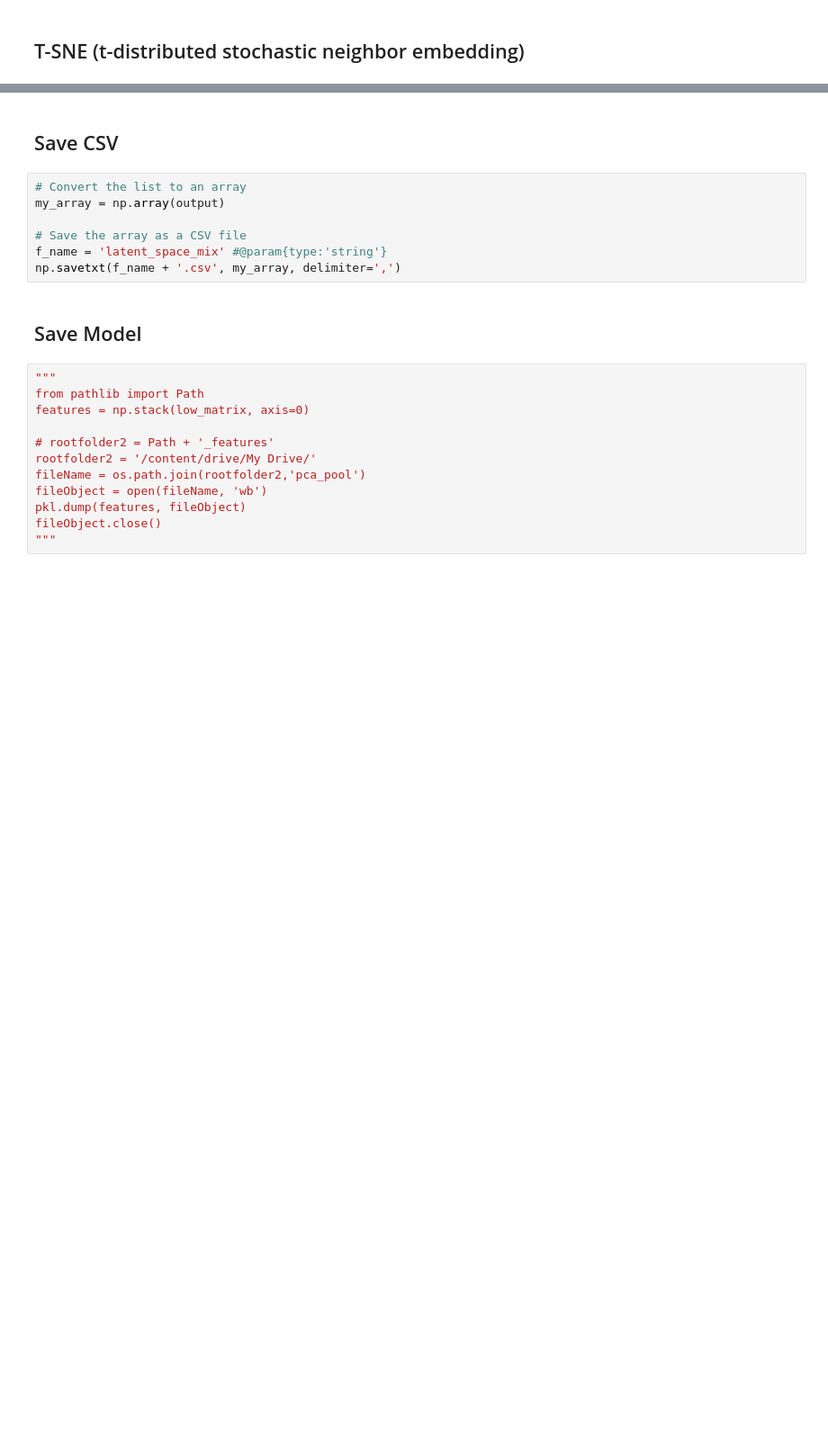
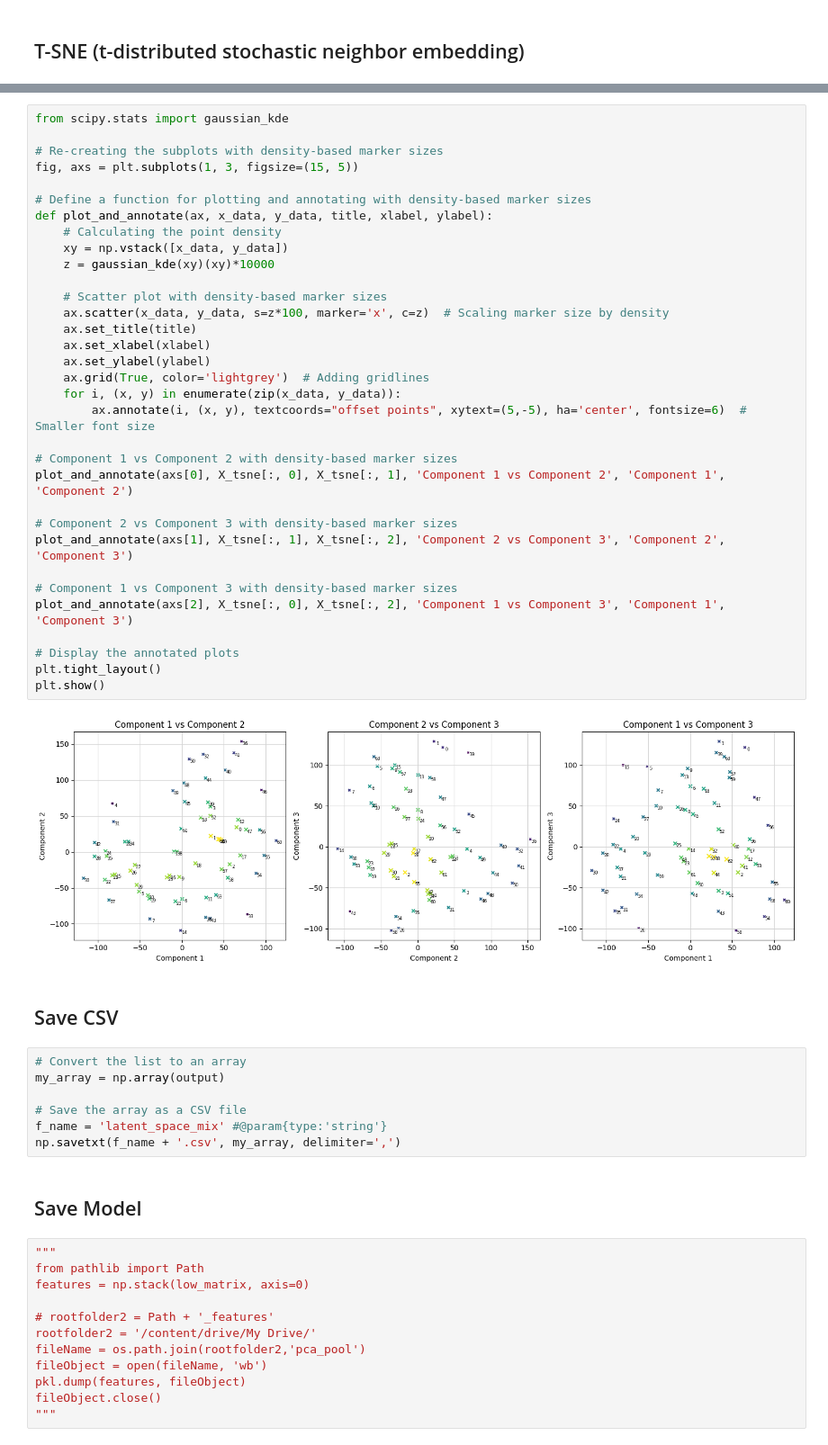
Before and after one commit to WilliamShengYangHuang/AALU_Coding, a Jupyter notebook: exporting_latent_codes_pca_t_sne_v2.ipynb, the cells around one changed output, grey strips where cells are left out. Shown at 90% size. Drawn from its saved outputs; the diff is of its cells as text; blank space fills up the shorter version.

```diff
--- a/exporting_latent_codes_pca_t_sne_v2.ipynb
+++ b/exporting_latent_codes_pca_t_sne_v2.ipynb
@@ -318,3 +318,38 @@ plt.show()
+# %%
+from scipy.stats import gaussian_kde
+
+# Re-creating the subplots with density-based marker sizes
+fig, axs = plt.subplots(1, 3, figsize=(15, 5))
+
+# Define a function for plotting and annotating with density-based marker sizes
+def plot_and_annotate(ax, x_data, y_data, title, xlabel, ylabel):
+    # Calculating the point density
+    xy = np.vstack([x_data, y_data])
+    z = gaussian_kde(xy)(xy)*10000
+
+    # Scatter plot with density-based marker sizes
+    ax.scatter(x_data, y_data, s=z*100, marker='x', c=z)  # Scaling marker size by density
+    ax.set_title(title)
+    ax.set_xlabel(xlabel)
+    ax.set_ylabel(ylabel)
+    ax.grid(True, color='lightgrey')  # Adding gridlines
+    for i, (x, y) in enumerate(zip(x_data, y_data)):
+        ax.annotate(i, (x, y), textcoords="offset points", xytext=(5,-5), ha='center', fontsize=6)  # Smaller font size
+
+# Component 1 vs Component 2 with density-based marker sizes
+plot_and_annotate(axs[0], X_tsne[:, 0], X_tsne[:, 1], 'Component 1 vs Component 2', 'Component 1', 'Component 2')
+
+# Component 2 vs Component 3 with density-based marker sizes
+plot_and_annotate(axs[1], X_tsne[:, 1], X_tsne[:, 2], 'Component 2 vs Component 3', 'Component 2', 'Component 3')
+
+# Component 1 vs Component 3 with density-based marker sizes
+plot_and_annotate(axs[2], X_tsne[:, 0], X_tsne[:, 2], 'Component 1 vs Component 3', 'Component 1', 'Component 3')
+
+# Display the annotated plots
+plt.tight_layout()
+plt.show()
+# %% [output]
+[figure, added]
 # %% [markdown]
 ## Save CSV
 # %%
```
Also changed, not shown: parts of 5 cells of this notebook.
